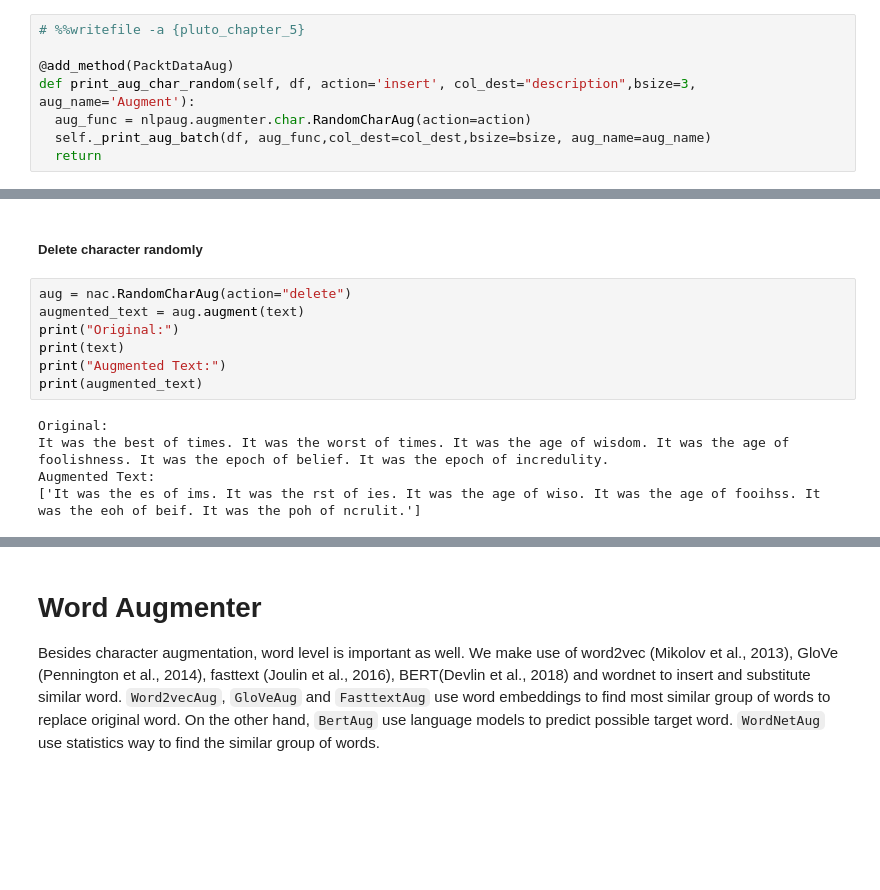
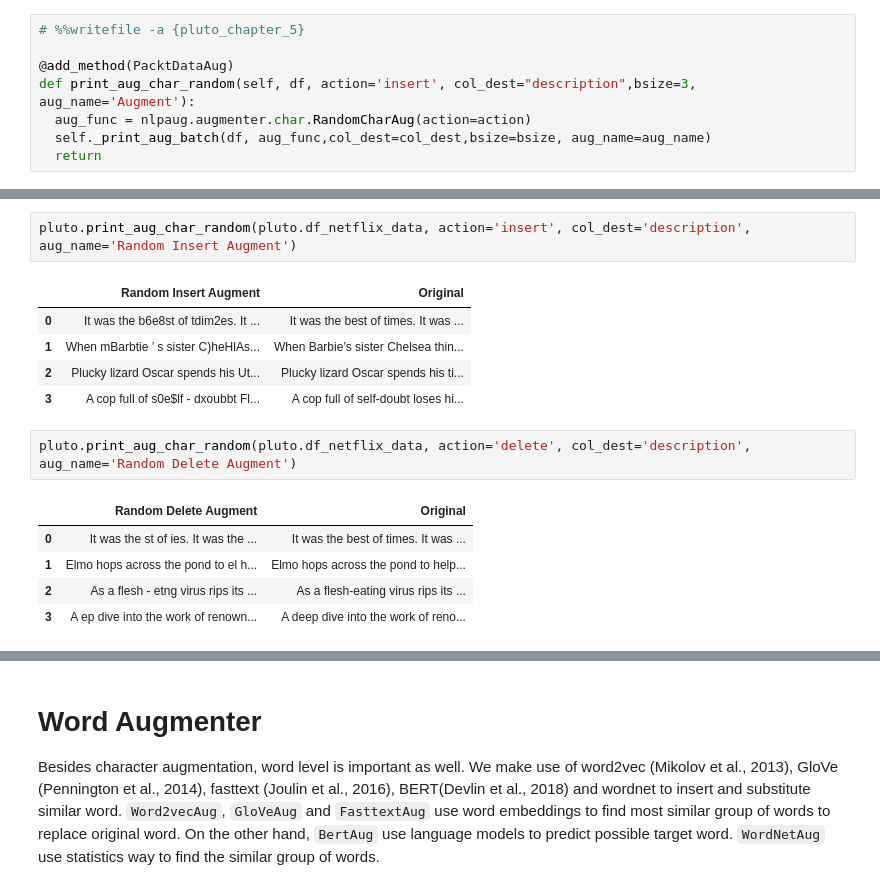
Before and after one commit to PacktPublishing/Data-Augmentation-with-Python, a Jupyter notebook: data_augmentation_with_python_chapter_5.ipynb, the cells around one changed output, grey strips where cells are left out. Drawn from its saved outputs; the diff is of its cells as text; blank space fills up the shorter version.

```diff
--- a/data_augmentation_with_python_chapter_5.ipynb
+++ b/data_augmentation_with_python_chapter_5.ipynb
@@ -486,14 +444,16 @@ Augmented Text:
-# %% [markdown]
-##### Delete character randomly
-# %%
-aug = nac.RandomCharAug(action="delete")
-augmented_text = aug.augment(text)
-print("Original:")
-print(text)
-print("Augmented Text:")
-print(augmented_text)
-# %% [output]
-Original:
-It was the best of times. It was the worst of times. It was the age of wisdom. It was the age of foolishness. It was the epoch of belief. It was the epoch of incredulity.
-Augmented Text:
-['It was the es of ims. It was the rst of ies. It was the age of wiso. It was the age of fooihss. It was the eoh of beif. It was the poh of ncrulit.']
+# %%
+pluto.print_aug_char_random(pluto.df_netflix_data, action='insert', col_dest='description', aug_name='Random Insert Augment')
+# %% [output]
+|  | Random Insert Augment | Original |
+| 0 | It was the b6e8st of tdim2es. It ... | It was the best of times. It was ... |
+| 1 | When mBarbtie ’ s sister C)heHlAs... | When Barbie’s sister Chelsea thin... |
+| 2 | Plucky lizard Oscar spends his Ut... | Plucky lizard Oscar spends his ti... |
+| 3 | A cop full of s0e$lf - dxoubbt Fl... | A cop full of self-doubt loses hi... |
+# %%
+pluto.print_aug_char_random(pluto.df_netflix_data, action='delete', col_dest='description', aug_name='Random Delete Augment')
+# %% [output]
+|  | Random Delete Augment | Original |
+| 0 | It was the st of ies. It was the ... | It was the best of times. It was ... |
+| 1 | Elmo hops across the pond to el h... | Elmo hops across the pond to help... |
+| 2 | As a flesh - etng virus rips its ... | As a flesh-eating virus rips its ... |
+| 3 | A ep dive into the work of renown... | A deep dive into the work of reno... |
```
Also changed, not shown: parts of 58 cells of this notebook.
